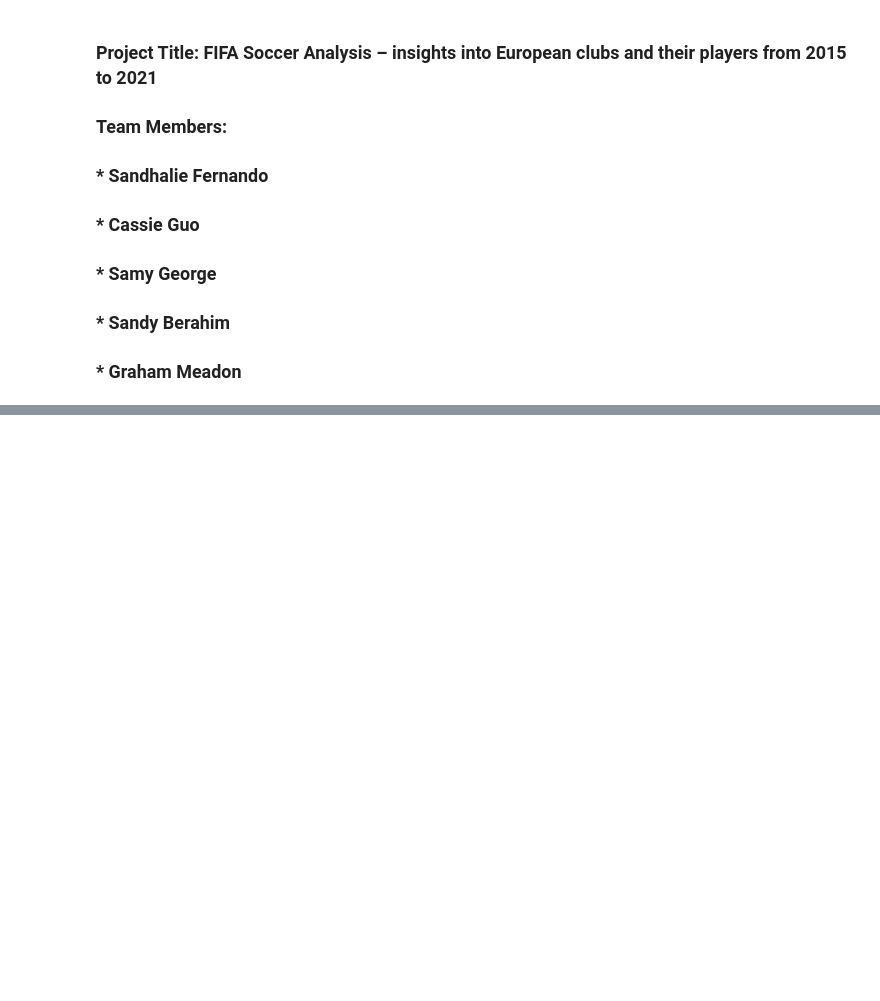
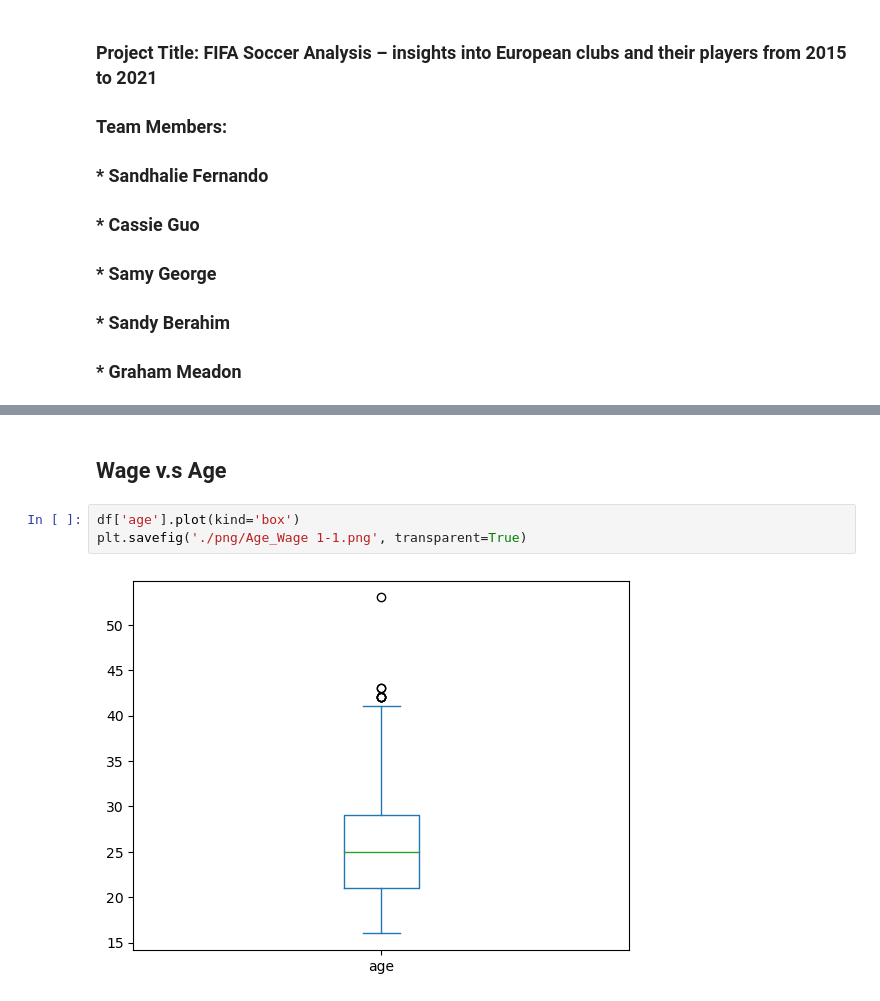
Before and after one commit to Misscoffeecassie/Group-2, a Jupyter notebook: Project_1_Group_2_FIFA_Players.ipynb, the cells around one changed output, grey strips where cells are left out. Saved outputs shown, nothing was run; the diff lists cells and outputs as text; blank space fills up the shorter version.

```diff
--- a/Project_1_Group_2_FIFA_Players.ipynb
+++ b/Project_1_Group_2_FIFA_Players.ipynb
@@ -47,0 +311,7 @@ combined_original_data_df
+# %% [markdown]
+## Wage v.s Age
+# %%
+df['age'].plot(kind='box')
+plt.savefig('./png/Age_Wage 1-1.png', transparent=True)
+# %% [output]
+[figure, added]
```
Also changed, not shown: parts of 36 cells of this notebook, 10 other files.
